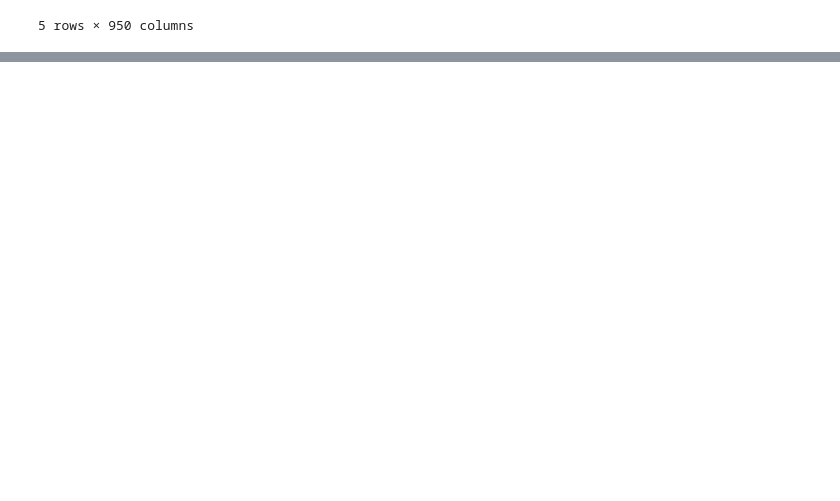
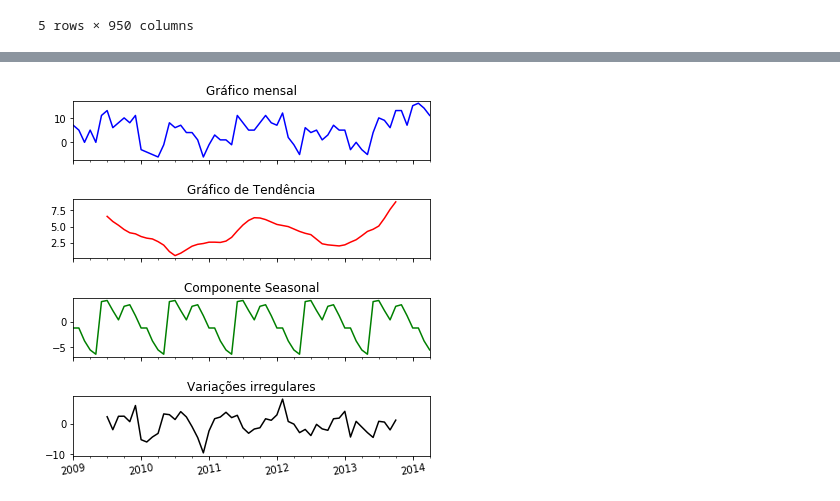
Before and after one commit to tiagotele/experimentos_oceanografia, a Jupyter notebook: Lendo dados de anomalia da FUNCEME.ipynb, the cells around one changed output, grey strips where cells are left out. Drawn from its saved outputs; the diff is of its cells as text; code cells hidden in the pictures; blank space fills up the shorter version.

```diff
--- a/Lendo dados de anomalia da FUNCEME.ipynb
+++ b/Lendo dados de anomalia da FUNCEME.ipynb
@@ -195,0 +240,4 @@ funceme_df.head()
+# %%
+monta_grafico_de_decomposicao('60W-26N')
+# %% [output]
+[figure, added]
```
Also changed, not shown: parts of 10 cells of this notebook.
